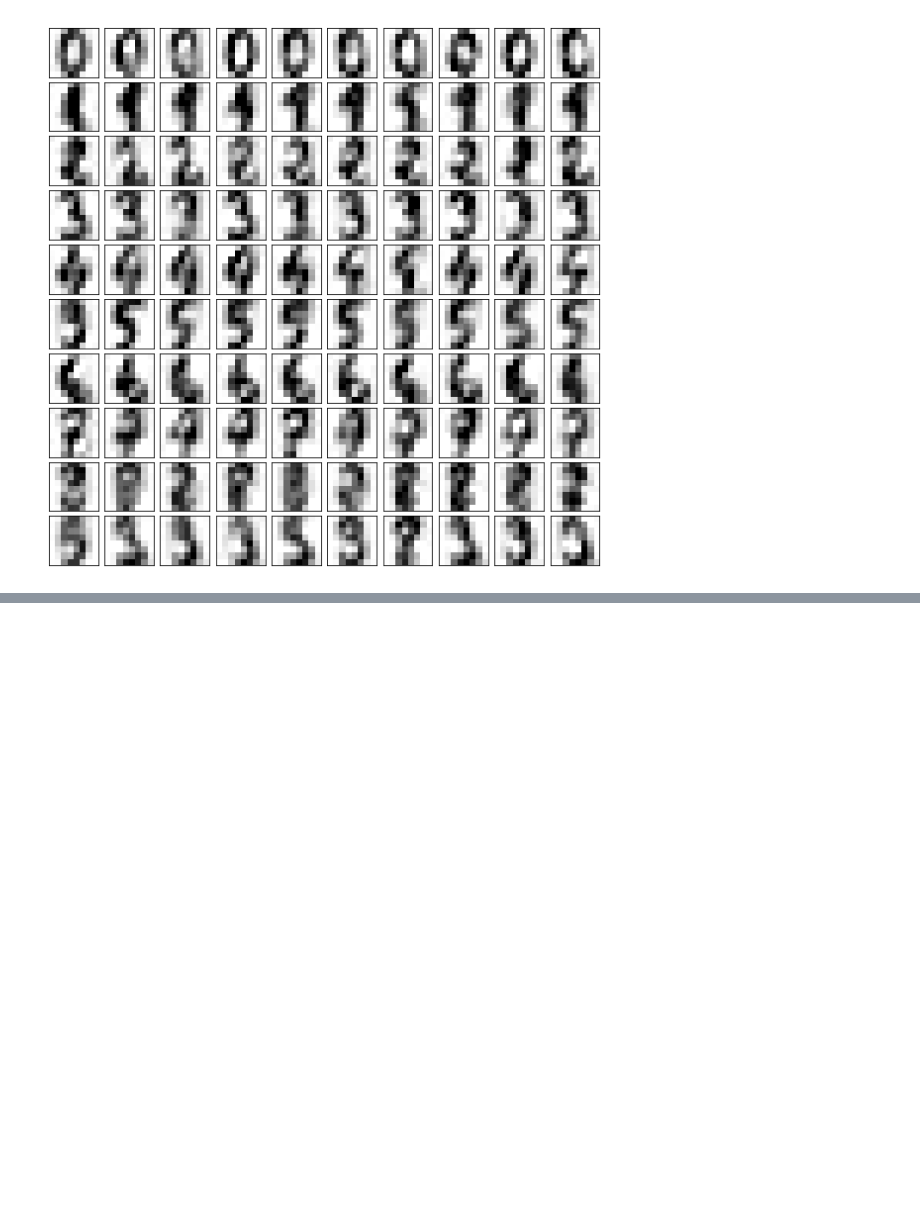
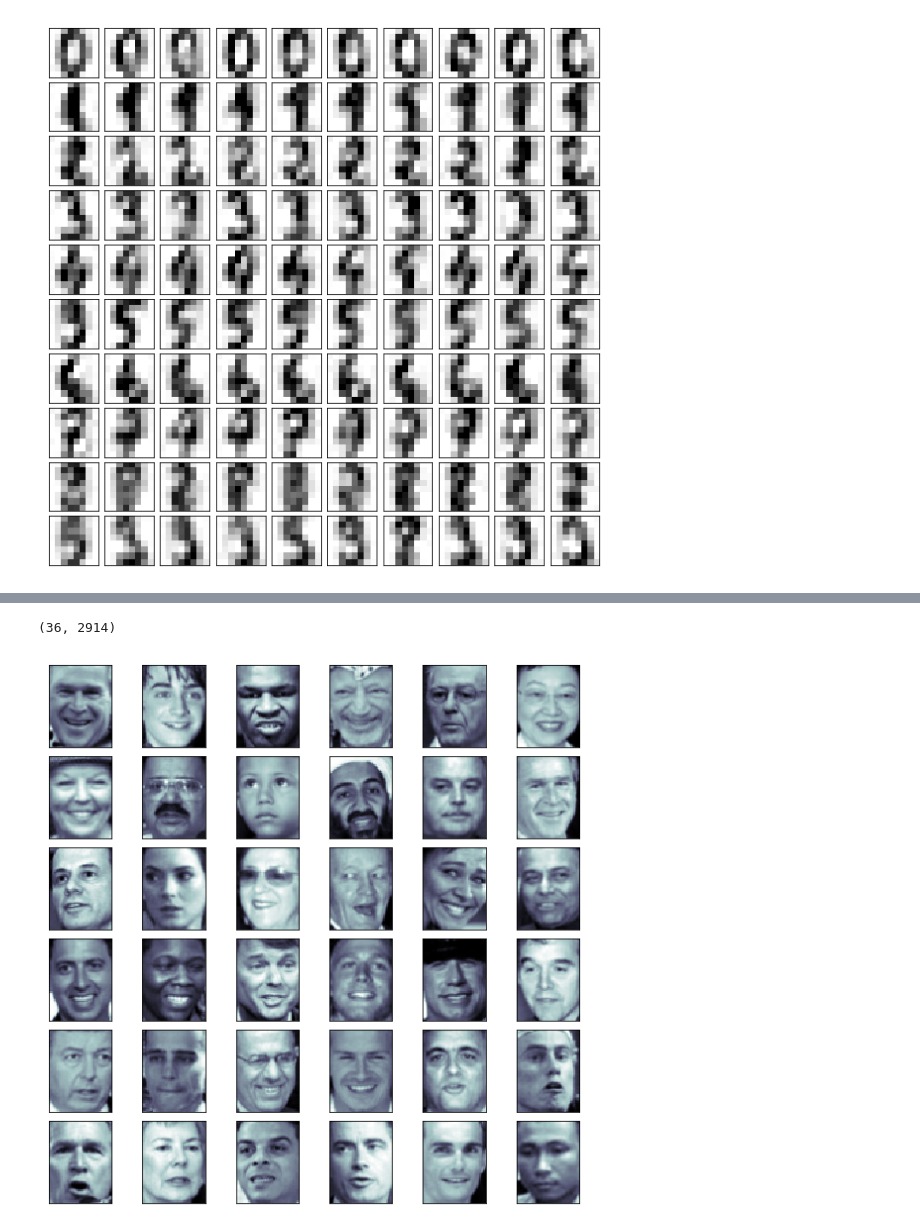
Before and after one commit to gaoxingliang/learnpython, a Jupyter notebook: Python3玩转机器学习/07_PCA与梯度上升/08_PCA降噪_特征脸.ipynb, the cells around one changed output, grey strips where cells are left out. Saved outputs shown, nothing was run; the diff lists cells and outputs as text; code cells hidden in the pictures; blank space fills up the shorter version.

```diff
--- a/Python3玩转机器学习/07_PCA与梯度上升/08_PCA降噪_特征脸.ipynb
+++ b/Python3玩转机器学习/07_PCA与梯度上升/08_PCA降噪_特征脸.ipynb
@@ -98,0 +110,22 @@ faces.keys() # video at 04:45
+# %%
+random_indexes = np.random.permutation(len(faces.data))
+# %%
+X = faces.data[random_indexes]
+# %%
+example_faces = X[:36]
+# %%
+example_faces.shape
+# %% [output]
+(36, 2914)
+# %%
+def plot_faces(faces):
+    fig, axes = plt.subplots(6,6, figsize=(10, 10),
+                            subplot_kw={"xticks":[], "yticks":[]},
+                            gridspec_kw=dict(hspace=0.1, wspace=0.1))
+    for i , ax in enumerate(axes.flat):
+        ax.imshow(faces[i].reshape(62,47), cmap="bone")
+    plt.show()
+# %%
+plot_faces(example_faces)
+# %% [output]
+[figure, added]
```
Also changed, not shown: parts of 10 cells of this notebook.
